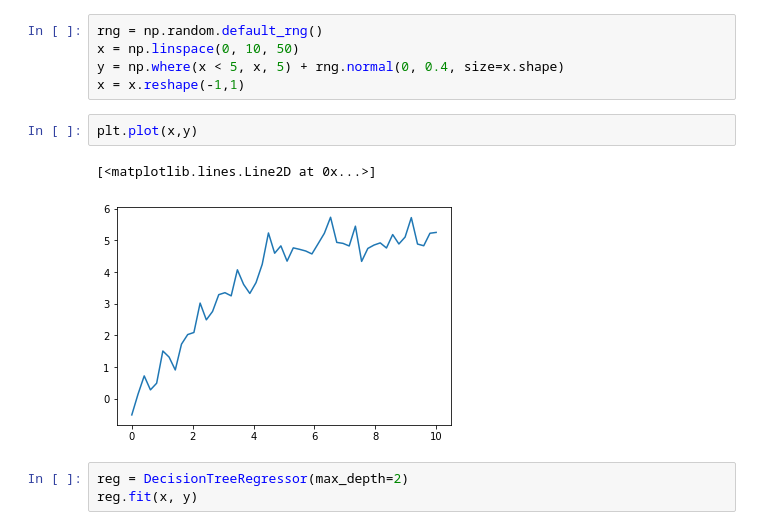
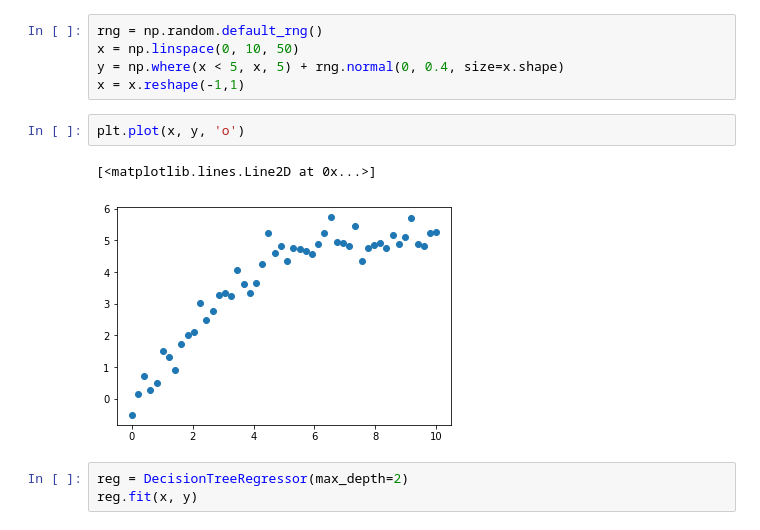
Before and after one commit to mcb00/blog, a Jupyter notebook: _drafts/hacks-for-freedman-gbm.ipynb, the cells around one changed output. Cells and saved outputs as stored; diff of their text form.

```diff
--- a/_drafts/hacks-for-freedman-gbm.ipynb
+++ b/_drafts/hacks-for-freedman-gbm.ipynb
@@ -20,10 +20,10 @@ x = np.linspace(0, 10, 50)
 y = np.where(x < 5, x, 5) + rng.normal(0, 0.4, size=x.shape)
 x = x.reshape(-1,1)
 # %%
-plt.plot(x,y)
+plt.plot(x, y, 'o')
 # %% [output]
 [<matplotlib.lines.Line2D at 0x...>]
-[figure, old version]
+[figure, new version]
 # %%
 reg = DecisionTreeRegressor(max_depth=2)
 reg.fit(x, y)
```
Also changed, not shown: parts of 27 cells of this notebook.
